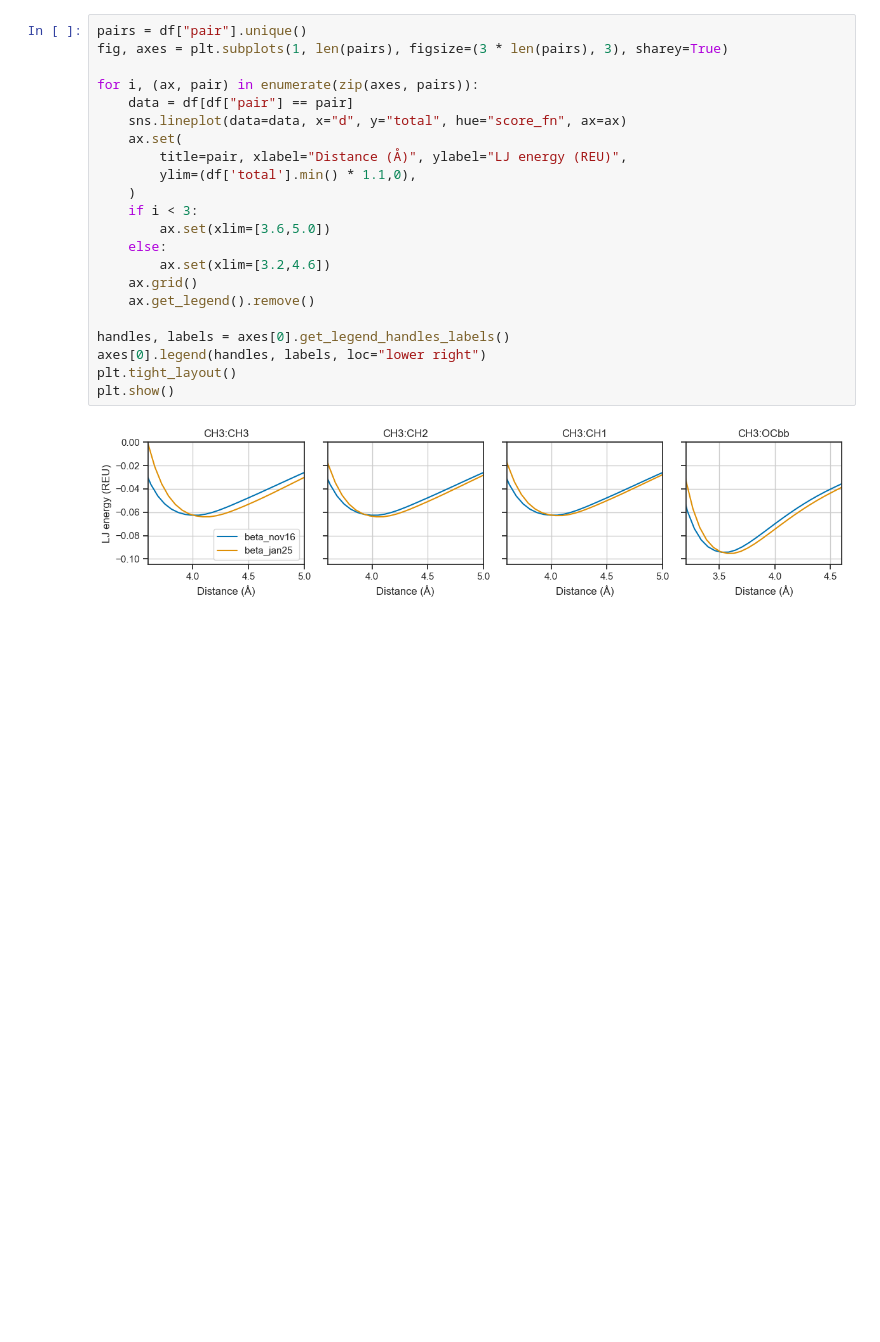
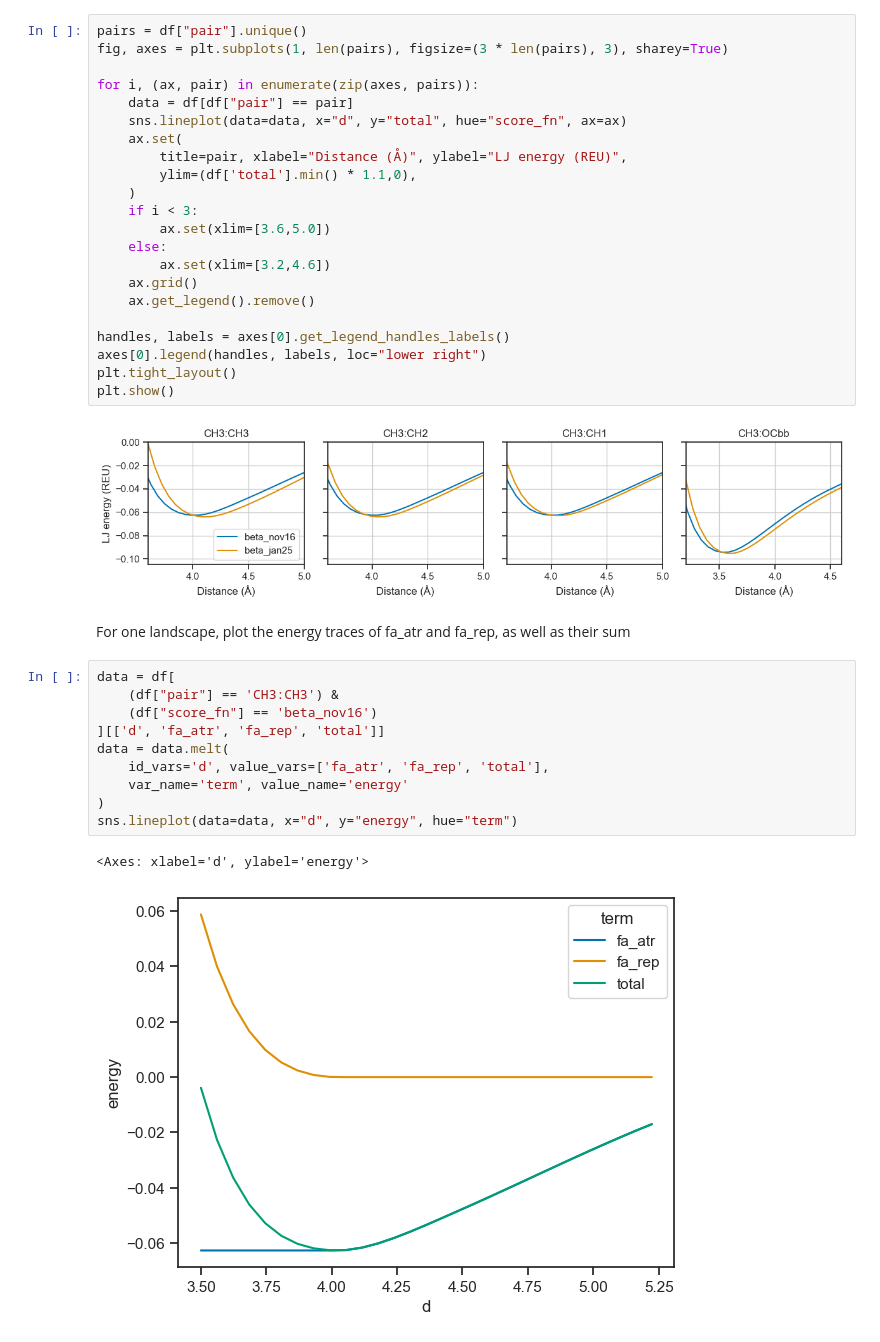
Before and after one commit to Haddox/design_guided_optE, a Jupyter notebook: lj_landscapes/lj_plot.ipynb, the cells around one changed output. Saved outputs shown, nothing was run; the diff lists cells and outputs as text; blank space fills up the shorter version.

Commit message:
Update plots of energy landscapes

```diff
--- a/lj_landscapes/lj_plot.ipynb
+++ b/lj_landscapes/lj_plot.ipynb
@@ -45,3 +51,18 @@ plt.tight_layout()
 plt.show()
 # %% [output]
 [figure]
+# %% [markdown]
+For one landscape, plot the energy traces of fa_atr and fa_rep, as well as their sum
+# %%
+data = df[
+    (df["pair"] == 'CH3:CH3') &
+    (df["score_fn"] == 'beta_nov16')
+][['d', 'fa_atr', 'fa_rep', 'total']]
+data = data.melt(
+    id_vars='d', value_vars=['fa_atr', 'fa_rep', 'total'],
+    var_name='term', value_name='energy'
+)
+sns.lineplot(data=data, x="d", y="energy", hue="term")
+# %% [output]
+<Axes: xlabel='d', ylabel='energy'>
+[figure, added]
```
Also changed, not shown: parts of 3 cells of this notebook.
